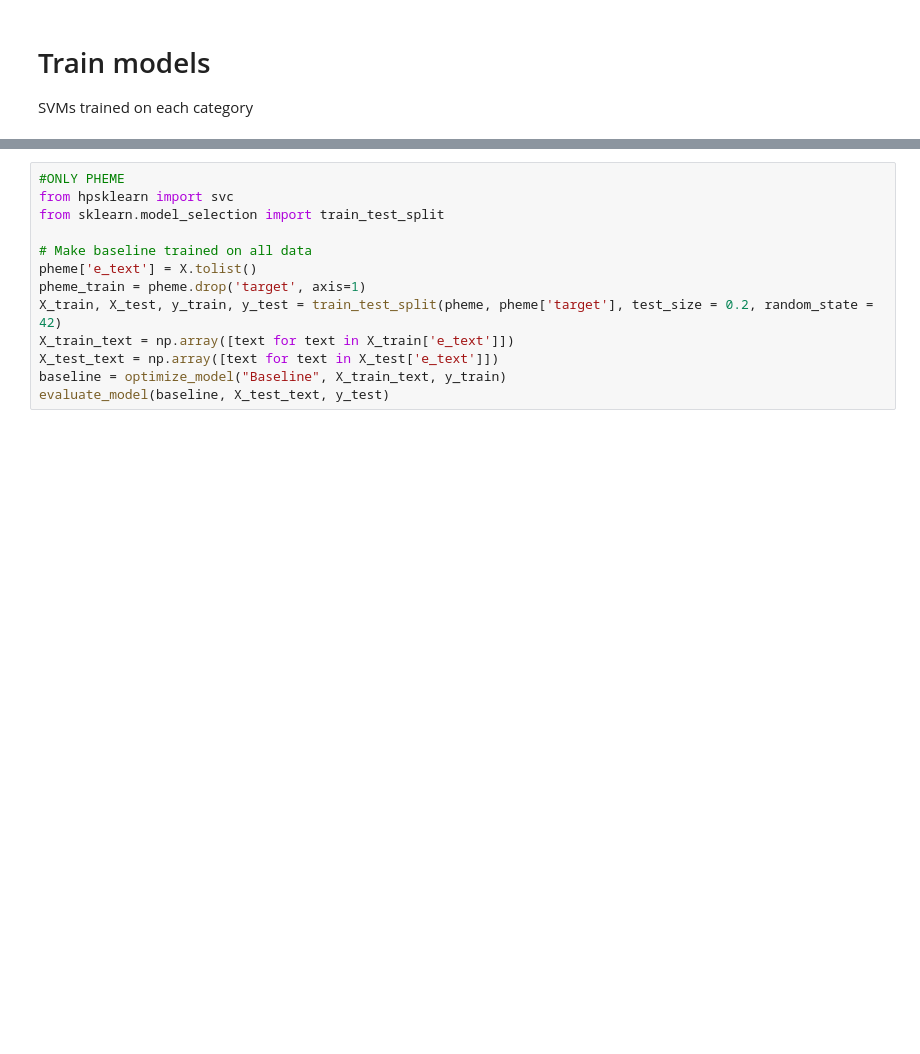
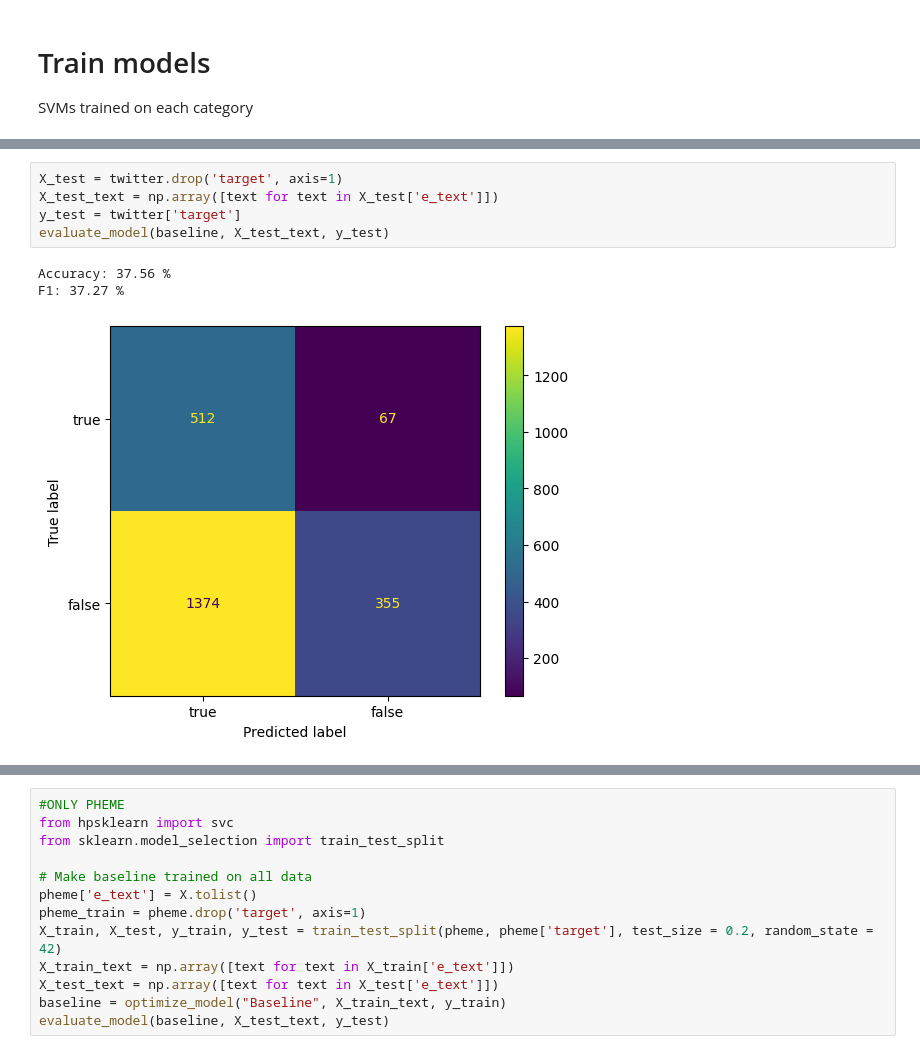
Before and after one commit to WillTan14/wills-ensemble, a Jupyter notebook: categorized_voters.ipynb, the cells around one changed output, grey strips where cells are left out. Saved outputs shown, nothing was run; the diff lists cells and outputs as text; blank space fills up the shorter version.

```diff
--- a/categorized_voters.ipynb
+++ b/categorized_voters.ipynb
@@ -87,3 +85,12 @@ def evaluate_model(model, X_test, y_test):
+# %%
+X_test = twitter.drop('target', axis=1)
+X_test_text = np.array([text for text in X_test['e_text']])
+y_test = twitter['target']
+evaluate_model(baseline, X_test_text, y_test)
+# %% [output]
+Accuracy: 37.56 %
+F1: 37.27 %
+[figure, added]
 # %%
 from hpsklearn import svc
 from sklearn.model_selection import train_test_split
```
Also changed, not shown: parts of 24 cells of this notebook, 9 other files.
